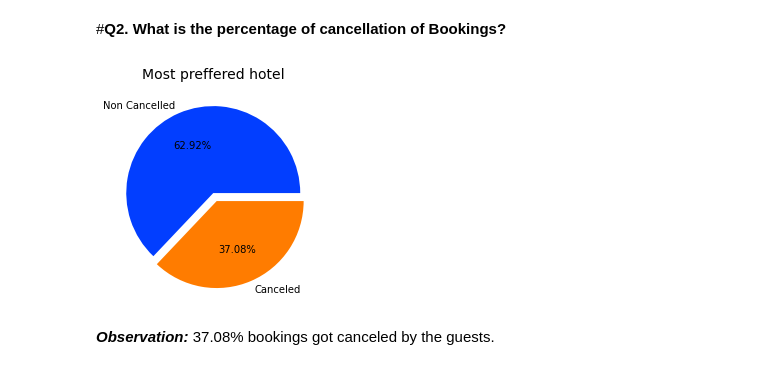
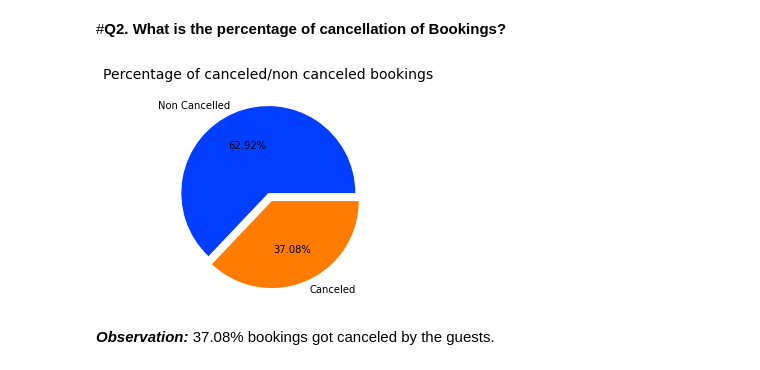
Before and after one commit to raoak18/Hotels-Data-Analysis-EDA, a Jupyter notebook: Hotel_Booking_Analysis_Capstone_Project.ipynb, the cells around one changed output. Cells and saved outputs as stored; diff of their text form; code cells hidden in the pictures.

```diff
--- a/Hotel_Booking_Analysis_Capstone_Project.ipynb
+++ b/Hotel_Booking_Analysis_Capstone_Project.ipynb
@@ -283,10 +283,10 @@ People prefer to book City Hotels more as compare to Resort Hotels.
 #**Q2. What is the percentage of cancellation of Bookings?**
 # %%
 plt.pie(data['is_canceled'].value_counts(), labels=['Non Cancelled', 'Canceled'], colors=palette_color, explode=[0,.1],autopct='%1.2f%%')
-plt.title("Most preffered hotel", fontsize=14)
+plt.title("Percentage of canceled/non canceled bookings", fontsize=14)
 plt.show()
 # %% [output]
-[figure, old version]
+[figure, new version]
 # %% [markdown]
 
 ***Observation:***
```
Also changed, not shown: parts of 14 cells of this notebook.
